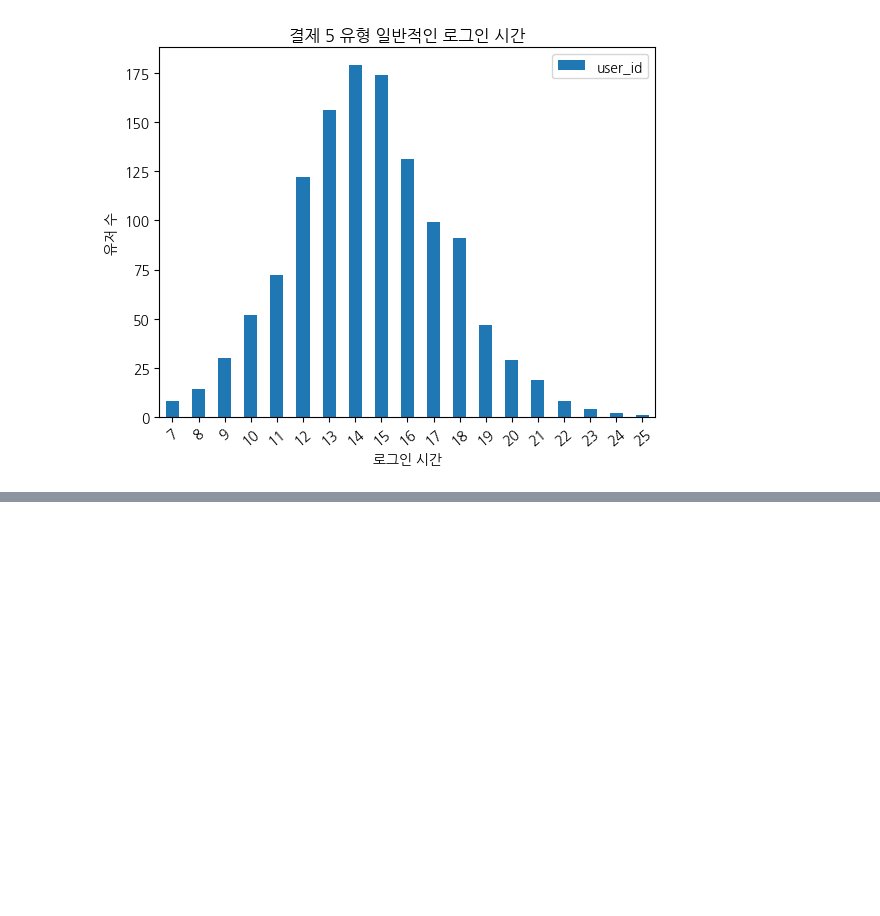
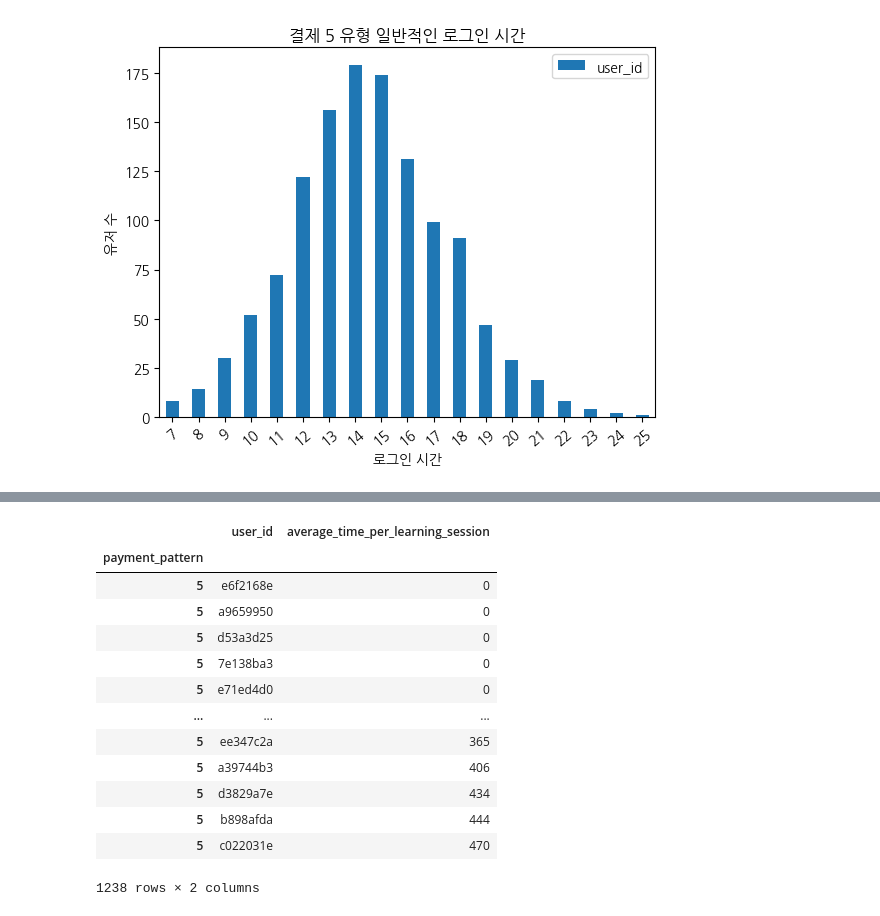
Before and after one commit to pin9u5/WASSUP, a Jupyter notebook: DA_mini_project/DA_Mini_Project.ipynb, the cells around one changed output, grey strips where cells are left out. Saved outputs shown, nothing was run; the diff lists cells and outputs as text; code cells hidden in the pictures; blank space fills up the shorter version.

```diff
--- a/DA_mini_project/DA_Mini_Project.ipynb
+++ b/DA_mini_project/DA_Mini_Project.ipynb
@@ -507,0 +529,18 @@ plt.show()
+# %%
+pay5_learning = pay5_learning.loc[5]
+pay5_learning.sort_values('average_time_per_learning_session')
+# %% [output]
+|  | user_id | average_time_per_learning_session |
+| payment_pattern |  |  |
+| 5 | e6f2168e | 0 |
+| 5 | a9659950 | 0 |
+| 5 | d53a3d25 | 0 |
+| 5 | 7e138ba3 | 0 |
+| 5 | e71ed4d0 | 0 |
+| ... | ... | ... |
+| 5 | ee347c2a | 365 |
+| 5 | a39744b3 | 406 |
+| 5 | d3829a7e | 434 |
+| 5 | b898afda | 444 |
+| 5 | c022031e | 470 |
+1238 rows × 2 columns
```
Also changed, not shown: parts of 8 cells of this notebook.
